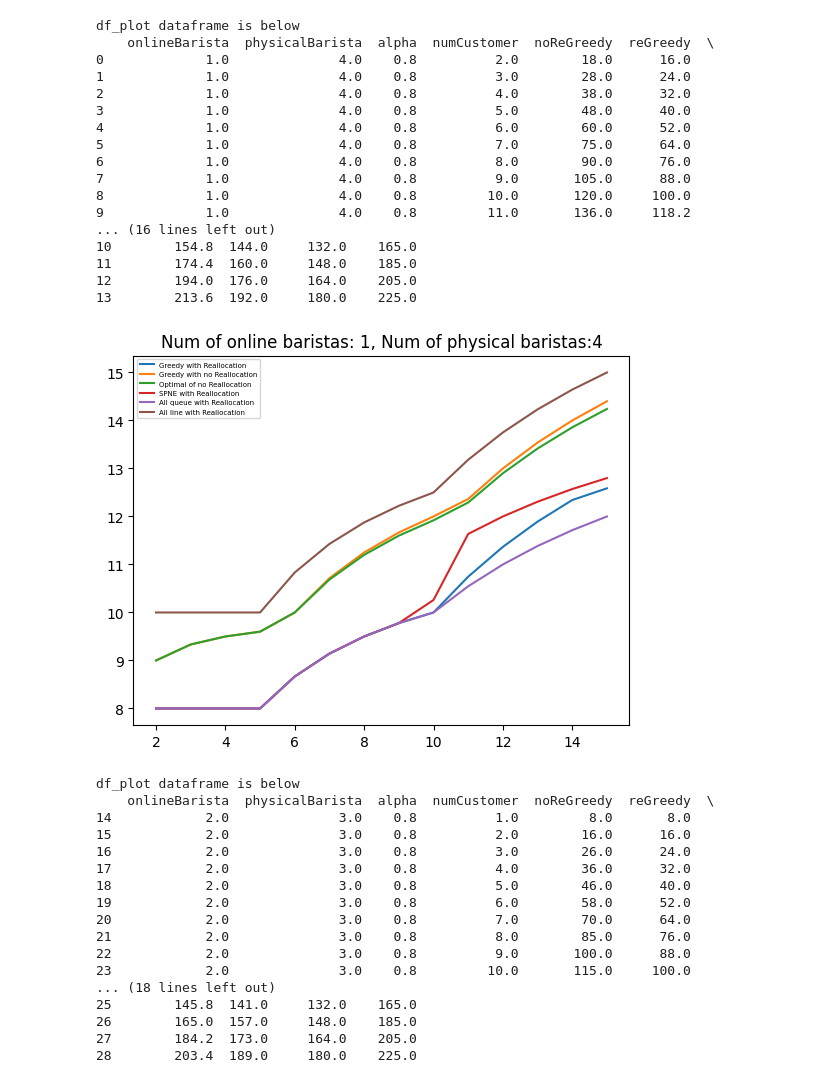
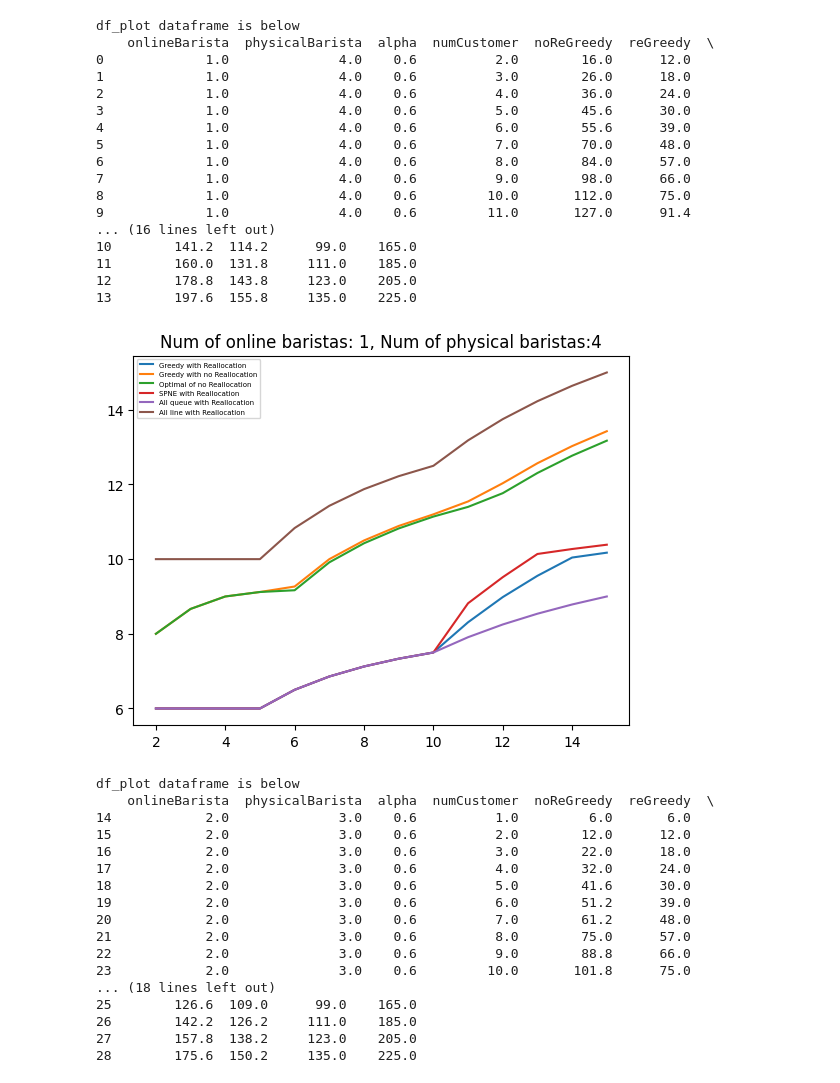
Before and after one commit to KietNguyen121102/StarbuckParadox, a Jupyter notebook: allStrategiesCompare.ipynb, the cells around one changed output. Cells and saved outputs as stored; diff of their text form; code cells hidden in the pictures.

```diff
--- a/allStrategiesCompare.ipynb
+++ b/allStrategiesCompare.ipynb
@@ -2,7 +2,7 @@
 import pandas as pd
 import matplotlib.pyplot as plt
 
-df = pd.read_csv("costComparison0.8.txt", sep = ",")
+df = pd.read_csv("costComparison0.6.txt", sep = ",")
 df = pd.DataFrame(df)
 df.columns = ["onlineBarista","physicalBarista", "alpha", "numCustomer", "noReGreedy", "reGreedy", "optimalNoRe","SPNE","allQueue","allLine"]
 
@@ -16,62 +16,62 @@ pd.to_numeric(df['physicalBarista'])
 
 
 for i in range(1, 5):
     df_plot = df[df['onlineBarista'] == i]
     df_plot = df_plot[df_plot['physicalBarista'] == 5-i]
     print("df_plot dataframe is below")
     print(df_plot)
 
     plt.plot(df_plot['numCustomer'], df_plot['reGreedy']/df_plot['numCustomer'], label = "Greedy with Reallocation")
     plt.plot(df_plot['numCustomer'], df_plot['noReGreedy']/df_plot['numCustomer'], label = "Greedy with no Reallocation")
     plt.plot(df_plot['numCustomer'], df_plot['optimalNoRe']/df_plot['numCustomer'],  label = "Optimal of no Reallocation")
     plt.plot(df_plot['numCustomer'], df_plot['SPNE']/df_plot['numCustomer'],  label = "SPNE with Reallocation")
     plt.plot(df_plot['numCustomer'], df_plot['allQueue']/df_plot['numCustomer'],  label = "All queue with Reallocation")
     plt.plot(df_plot['numCustomer'], df_plot['allLine']/df_plot['numCustomer'], label = "All line with Reallocation")
 
     plt.title("Num of online baristas: " + str(i) + ", Num of physical baristas:" + str(5-i))
     plt.legend(loc="upper left", fontsize = "5")
 
 
         #plt.title("Online barista: " + str(i) + ", Physical barista: " + str(5-i))
     plt.show()
 
 
 
 
 print(df.dtypes)
 # %% [output]
 df_plot dataframe is below
     onlineBarista  physicalBarista  alpha  numCustomer  noReGreedy  reGreedy  \
-0             1.0              4.0    0.8          2.0        18.0      16.0
-1             1.0              4.0    0.8          3.0        28.0      24.0
-2             1.0              4.0    0.8          4.0        38.0      32.0
-3             1.0              4.0    0.8          5.0        48.0      40.0
-4             1.0              4.0    0.8          6.0        60.0      52.0
-5             1.0              4.0    0.8          7.0        75.0      64.0
-6             1.0              4.0    0.8          8.0        90.0      76.0
-7             1.0              4.0    0.8          9.0       105.0      88.0
-8             1.0              4.0    0.8         10.0       120.0     100.0
-9             1.0              4.0    0.8         11.0       136.0     118.2
+0             1.0              4.0    0.6          2.0        16.0      12.0
+1             1.0              4.0    0.6          3.0        26.0      18.0
+2             1.0              4.0    0.6          4.0        36.0      24.0
+3             1.0              4.0    0.6          5.0        45.6      30.0
+4             1.0              4.0    0.6          6.0        55.6      39.0
+5             1.0              4.0    0.6          7.0        70.0      48.0
+6             1.0              4.0    0.6          8.0        84.0      57.0
+7             1.0              4.0    0.6          9.0        98.0      66.0
+8             1.0              4.0    0.6         10.0       112.0      75.0
+9             1.0              4.0    0.6         11.0       127.0      91.4
 ... (16 lines left out)
-10        154.8  144.0     132.0    165.0
-11        174.4  160.0     148.0    185.0
-12        194.0  176.0     164.0    205.0
-13        213.6  192.0     180.0    225.0
+10        141.2  114.2      99.0    165.0
+11        160.0  131.8     111.0    185.0
+12        178.8  143.8     123.0    205.0
+13        197.6  155.8     135.0    225.0
-[figure, old version]
+[figure, new version]
 df_plot dataframe is below
     onlineBarista  physicalBarista  alpha  numCustomer  noReGreedy  reGreedy  \
-14            2.0              3.0    0.8          1.0         8.0       8.0
-15            2.0              3.0    0.8          2.0        16.0      16.0
-16            2.0              3.0    0.8          3.0        26.0      24.0
-17            2.0              3.0    0.8          4.0        36.0      32.0
-18            2.0              3.0    0.8          5.0        46.0      40.0
-19            2.0              3.0    0.8          6.0        58.0      52.0
-20            2.0              3.0    0.8          7.0        70.0      64.0
-21            2.0              3.0    0.8          8.0        85.0      76.0
-22            2.0              3.0    0.8          9.0       100.0      88.0
-23            2.0              3.0    0.8         10.0       115.0     100.0
+14            2.0              3.0    0.6          1.0         6.0       6.0
+15            2.0              3.0    0.6          2.0        12.0      12.0
+16            2.0              3.0    0.6          3.0        22.0      18.0
+17            2.0              3.0    0.6          4.0        32.0      24.0
+18            2.0              3.0    0.6          5.0        41.6      30.0
+19            2.0              3.0    0.6          6.0        51.2      39.0
+20            2.0              3.0    0.6          7.0        61.2      48.0
+21            2.0              3.0    0.6          8.0        75.0      57.0
+22            2.0              3.0    0.6          9.0        88.8      66.0
+23            2.0              3.0    0.6         10.0       101.8      75.0
 ... (18 lines left out)
-25        145.8  141.0     132.0    165.0
-26        165.0  157.0     148.0    185.0
-27        184.2  173.0     164.0    205.0
-28        203.4  189.0     180.0    225.0
+25        126.6  109.0      99.0    165.0
+26        142.2  126.2     111.0    185.0
+27        157.8  138.2     123.0    205.0
+28        175.6  150.2     135.0    225.0
```
Also changed, not shown: parts of 1 cell of this notebook, 19 other files.
